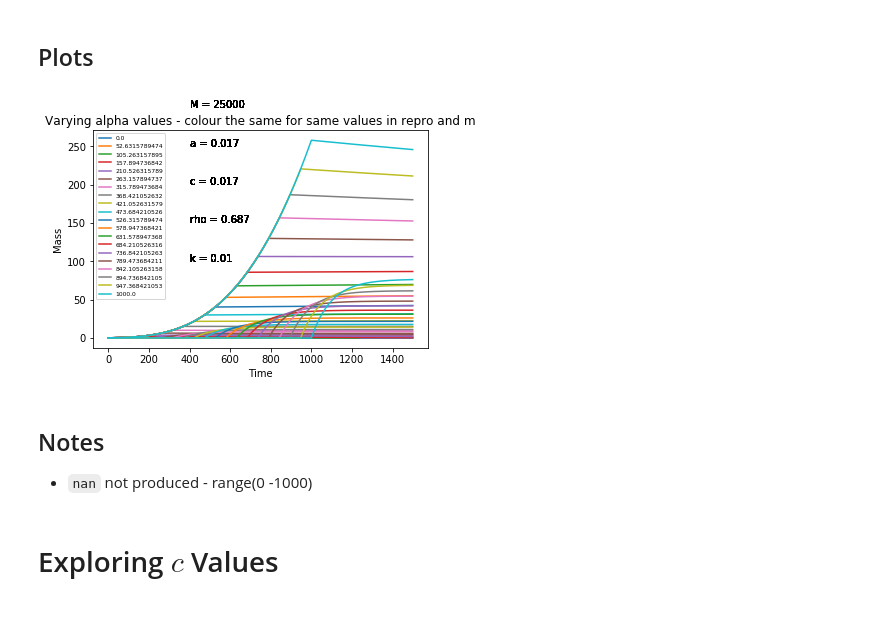
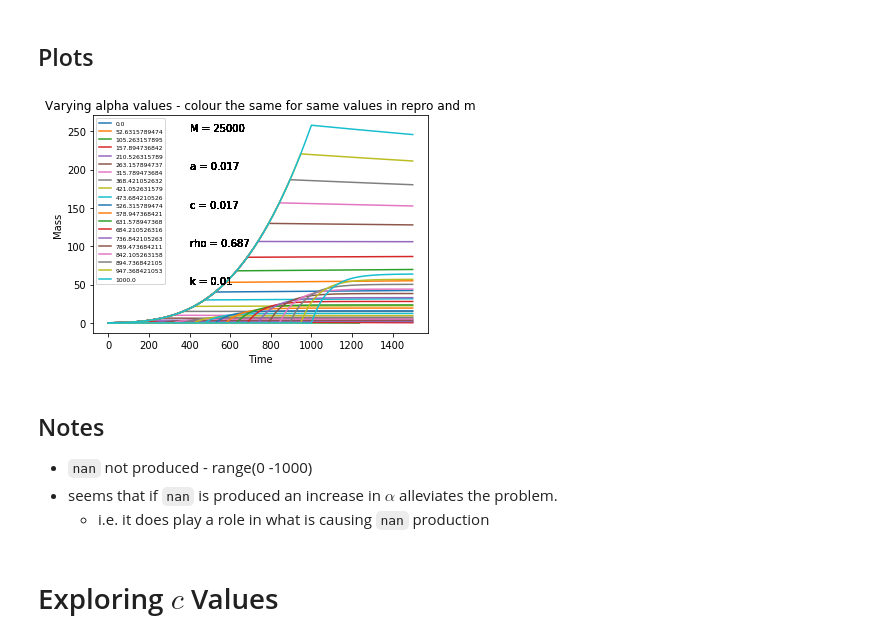
Before and after one commit to Don-Burns/Masters_Project, a Jupyter notebook: code/Model_Functions.ipynb, the cells around one changed output. Drawn from its saved outputs; the diff is of its cells as text; code cells hidden in the pictures; blank space fills up the shorter version.

Commit message:
Added pretty curve for the presentation

```diff
--- a/code/Model_Functions.ipynb
+++ b/code/Model_Functions.ipynb
@@ -38,7 +38,7 @@ def rep_growth_t(t, m, alpha = 50, M = 1000, a = 2.15, c = 0.17, rho = 0.06):
     """
 
     dmdt = "NA"
-    b = a/(M**0.25)
+    b = (a/(M**0.25))
     if t < 0:
         return "ERROR: t < 0"
     if t < alpha:
@@ -228,7 +229,7 @@ def dRmdt(mR0, t, alpha = 50, M = 1000, a = 2.15, c = 0.17, rho = 0.06, k = 0.01
     m = mR0[0]
     R = mR0[1]
     b = a/(M**0.25)
-    Z = alpha/2
+    Z = 2/alpha
     Q = L(t-alpha, k)
 
     # conditional tree dependant on `alpha`
@@ -240,8 +241,8 @@ def dRmdt(mR0, t, alpha = 50, M = 1000, a = 2.15, c = 0.17, rho = 0.06, k = 0.01
     elif t >= alpha:
 
         dmdt = (a * (m**0.75)) - (b * m) - (c * (m**rho))
-        R = Q*c * m**rho
-#         R = (c * m**rho) * exp(-(k + Z) * (t - alpha))
+#         R = Q*c * m**rho
+        R = (c * m**rho) * exp(-(k + Z) * (t - alpha))
     if m + dmdt < 0: # still not 100% sure why `-m`
         dmdt = -m
 
@@ -482,37 +507,39 @@ array([  58.6345325 ,   58.91593535,   59.19825427,   59.48149069,
 # %%
 plt.figure()
 ax = plt.gca()
 # extra details to include in the graph as text
 M_annotation  = "M = " + str(M)
 a_annotation  = "a = " + str(a)
 c_annotation  = "c = " + str(c)
 rho_annotation  = "rho = " + str(rho)
 k_annotation  = "k = " + str(k)
 
 for i in mass.keys():
     # keep color the same for both growth curve and repro curve with same rho value
     color = next(ax._get_lines.prop_cycler)['color']
     plt.plot(t, mass[i], color = color, label = i)
     plt.plot(t, repro[i], color = color)
     # label for each value to be use in the legend
     plt.legend(loc = "upper left", prop={'size': 6})
     # formatting
     plt.xlabel("Time")
     plt.ylabel("Mass")
     plt.title("Varying alpha values - colour the same for same values in repro and m")
     # extra details for graph
-    plt.text(400, 300, M_annotation)
-    plt.text(400, 250, a_annotation)
-    plt.text(400, 200, c_annotation)
-    plt.text(400, 150, rho_annotation)
-    plt.text(400, 100, k_annotation)
+    plt.text(400, 250, M_annotation)
+    plt.text(400, 200, a_annotation)
+    plt.text(400, 150, c_annotation)
+    plt.text(400, 100, rho_annotation)
+    plt.text(400, 50, k_annotation)
 # save image
 plt.savefig("../results/alpha_exploration.png", dpi = 200)
 # %% [output]
-[figure, old version]
+[figure, new version]
-# %% [markdown]
-## Notes
-- `nan` not produced - range(0 -1000)
+# %% [markdown]
+## Notes
+- `nan` not produced - range(0 -1000)
+- seems that if `nan` is produced an increase in $\alpha$ alleviates the problem.
+    - i.e. it does play a role in what is causing `nan` production
 # %% [markdown]
 # Exploring $c$ Values
 # %% [markdown]
```
Also changed, not shown: parts of 20 cells of this notebook.
